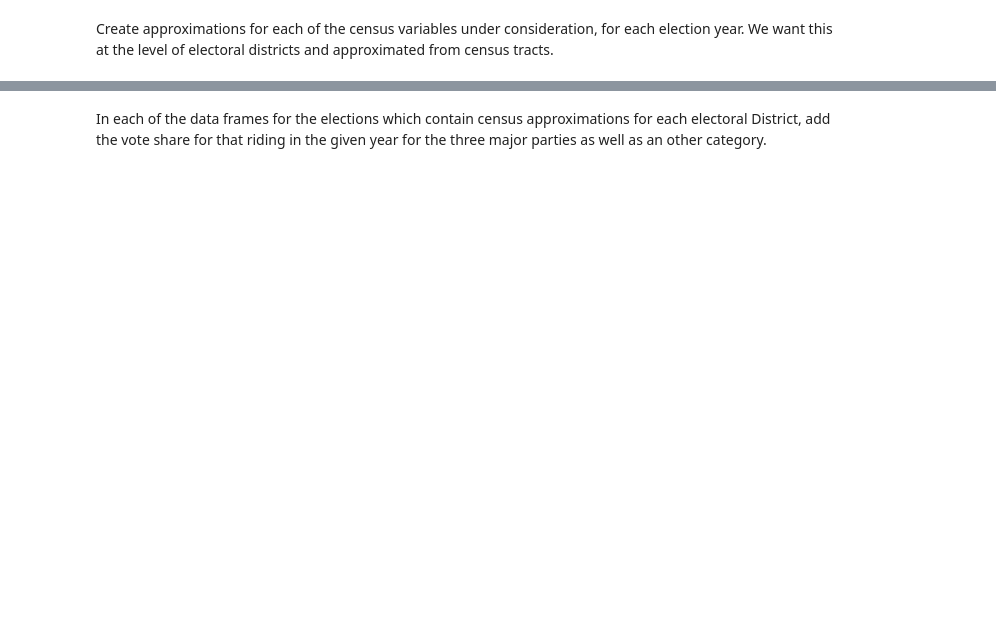
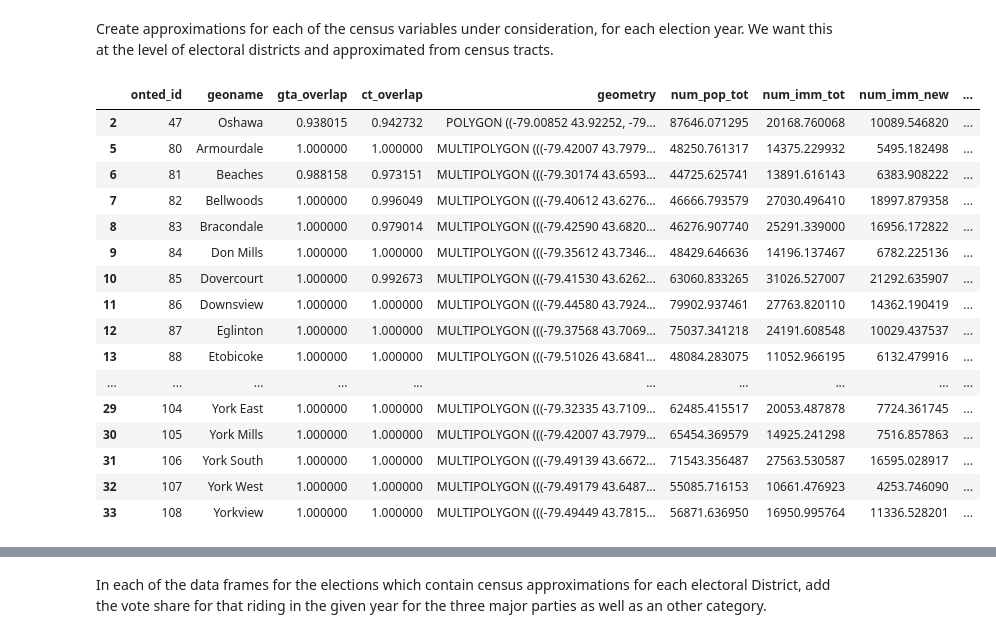
Before and after one commit to schoolofcities/gta-immigration, a Jupyter notebook: analysis/get_ed_ct_stats_gta.ipynb, the cells around one changed output, grey strips where cells are left out. Cells and saved outputs as stored; diff of their text form; code cells hidden in the pictures; blank space fills up the shorter version.

Commit message:
Complete initial version of approximating values for EDs

```diff
--- a/analysis/get_ed_ct_stats_gta.ipynb
+++ b/analysis/get_ed_ct_stats_gta.ipynb
@@ -200,13 +257,35 @@ Create approximations for each of the census variables under consideration, for
 # %%
-def add_census_values_to_gdf(gdf_full, gdf_small, cen_year, cen_var):
-    cols = YEAR_CODES[cen_year][cen_var]
+for year in tqdm(ONTELXN_YEARS):
+    ed_year = get_ed_year(year, is_ontario=True)
+    cen_year = get_census_year(year)
 
-    if len(cols) == 0:
-        gdf_small[cen_var] = np.nan
-    elif len(cols) > 1:
-        gdf_small.loc[:, cen_var] = gdf_full.loc[:, cols].sum(axis=1)
-    elif cen_var == 'num_not_vm_tot':
-        gdf_small['num_vm_tot'] = gdf_full[YEAR_CODES[cen_year]['num_pop_tot']] - gdf_full[cols]
-    else:
-        gdf_small.loc[:, cen_var] = gdf_full.loc[:, cols]
+    gdf_onted_gta = gpd.read_file(f'../data/geo/{ed_year}_ont-ed/ont-ed_gta_{ed_year}.gpkg')
+    gdf_ct_gta = gpd.read_file(f"../data/geo/{cen_year}_ct/ct_gta_{cen_year}.gpkg")
+    df_ct_cen = pd.read_csv(f"../data/census/{cen_year}_ct_wide/census_wide_{cen_year}_ct.csv")
+
+    gdf_onted_stats = compute_ed_stats(gdf_onted_gta, gdf_ct_gta, df_ct_cen, cen_year)
+    gdf_onted_stats = gdf_onted_stats[gdf_onted_stats.ct_overlap >= 0.75]
+
+    gdf_onted_stats.to_file(f'../data/elections/{year}_ont-elxn/ont-ed_stats_{year}.gpkg')
+    break
+# %%
+gdf_onted_stats
+# %% [output]
+|  | onted_id | geoname | gta_overlap | ct_overlap | geometry | num_pop_tot | num_imm_tot | num_imm_new | ... |
+| 2 | 47 | Oshawa | 0.938015 | 0.942732 | POLYGON ((-79.00852 43.92252, -79... | 87646.071295 | 20168.760068 | 10089.546820 | ... |
+| 5 | 80 | Armourdale | 1.000000 | 1.000000 | MULTIPOLYGON (((-79.42007 43.7979... | 48250.761317 | 14375.229932 | 5495.182498 | ... |
+| 6 | 81 | Beaches | 0.988158 | 0.973151 | MULTIPOLYGON (((-79.30174 43.6593... | 44725.625741 | 13891.616143 | 6383.908222 | ... |
+| 7 | 82 | Bellwoods | 1.000000 | 0.996049 | MULTIPOLYGON (((-79.40612 43.6276... | 46666.793579 | 27030.496410 | 18997.879358 | ... |
+| 8 | 83 | Bracondale | 1.000000 | 0.979014 | MULTIPOLYGON (((-79.42590 43.6820... | 46276.907740 | 25291.339000 | 16956.172822 | ... |
+| 9 | 84 | Don Mills | 1.000000 | 1.000000 | MULTIPOLYGON (((-79.35612 43.7346... | 48429.646636 | 14196.137467 | 6782.225136 | ... |
+| 10 | 85 | Dovercourt | 1.000000 | 0.992673 | MULTIPOLYGON (((-79.41530 43.6262... | 63060.833265 | 31026.527007 | 21292.635907 | ... |
+| 11 | 86 | Downsview | 1.000000 | 1.000000 | MULTIPOLYGON (((-79.44580 43.7924... | 79902.937461 | 27763.820110 | 14362.190419 | ... |
+| 12 | 87 | Eglinton | 1.000000 | 1.000000 | MULTIPOLYGON (((-79.37568 43.7069... | 75037.341218 | 24191.608548 | 10029.437537 | ... |
+| 13 | 88 | Etobicoke | 1.000000 | 1.000000 | MULTIPOLYGON (((-79.51026 43.6841... | 48084.283075 | 11052.966195 | 6132.479916 | ... |
+| ... | ... | ... | ... | ... | ... | ... | ... | ... | ... |
+| 29 | 104 | York East | 1.000000 | 1.000000 | MULTIPOLYGON (((-79.32335 43.7109... | 62485.415517 | 20053.487878 | 7724.361745 | ... |
+| 30 | 105 | York Mills | 1.000000 | 1.000000 | MULTIPOLYGON (((-79.42007 43.7979... | 65454.369579 | 14925.241298 | 7516.857863 | ... |
+| 31 | 106 | York South | 1.000000 | 1.000000 | MULTIPOLYGON (((-79.49139 43.6672... | 71543.356487 | 27563.530587 | 16595.028917 | ... |
+| 32 | 107 | York West | 1.000000 | 1.000000 | MULTIPOLYGON (((-79.49179 43.6487... | 55085.716153 | 10661.476923 | 4253.746090 | ... |
+| 33 | 108 | Yorkview | 1.000000 | 1.000000 | MULTIPOLYGON (((-79.49449 43.7815... | 56871.636950 | 16950.995764 | 11336.528201 | ... |
 # %%
```
Also changed, not shown: parts of 5 cells of this notebook.
